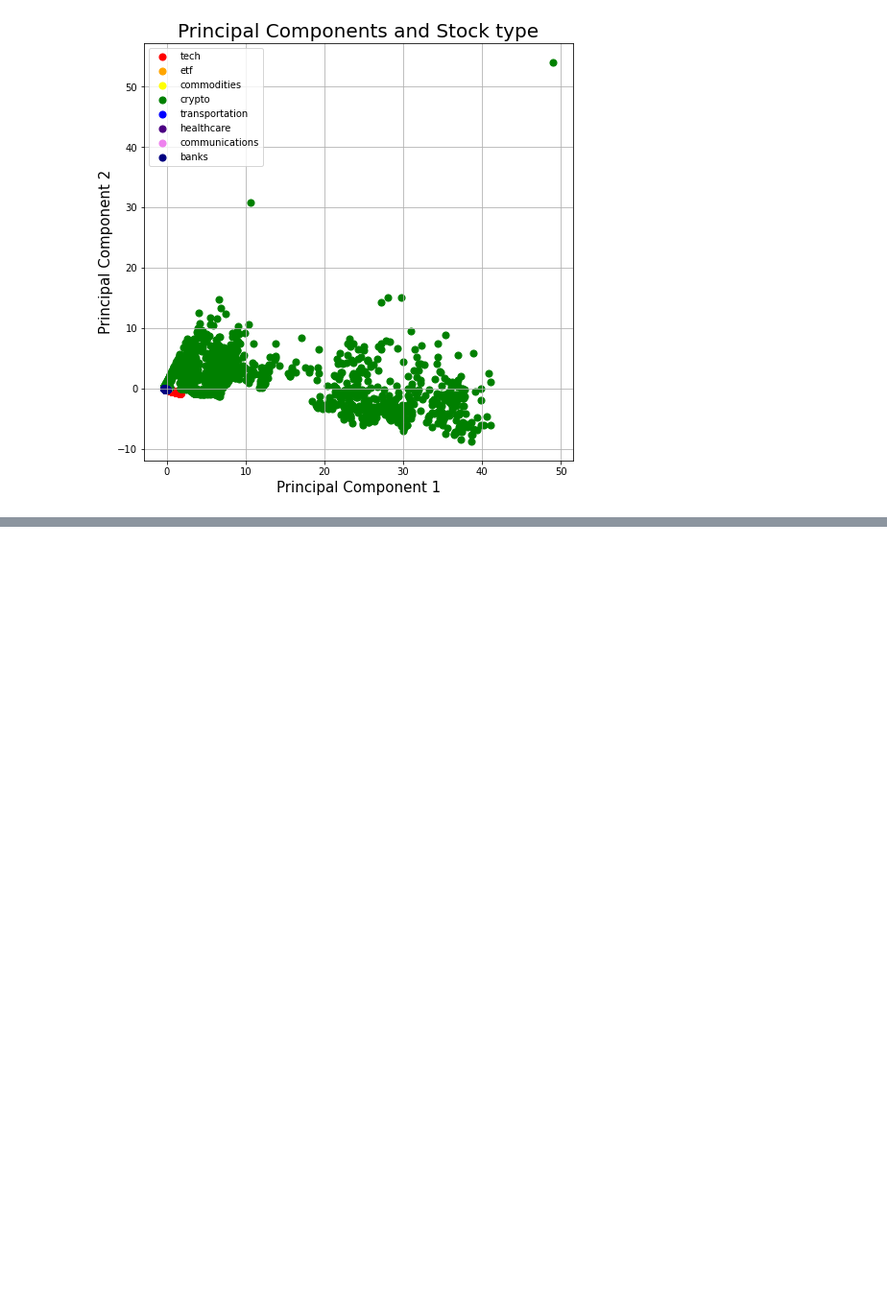
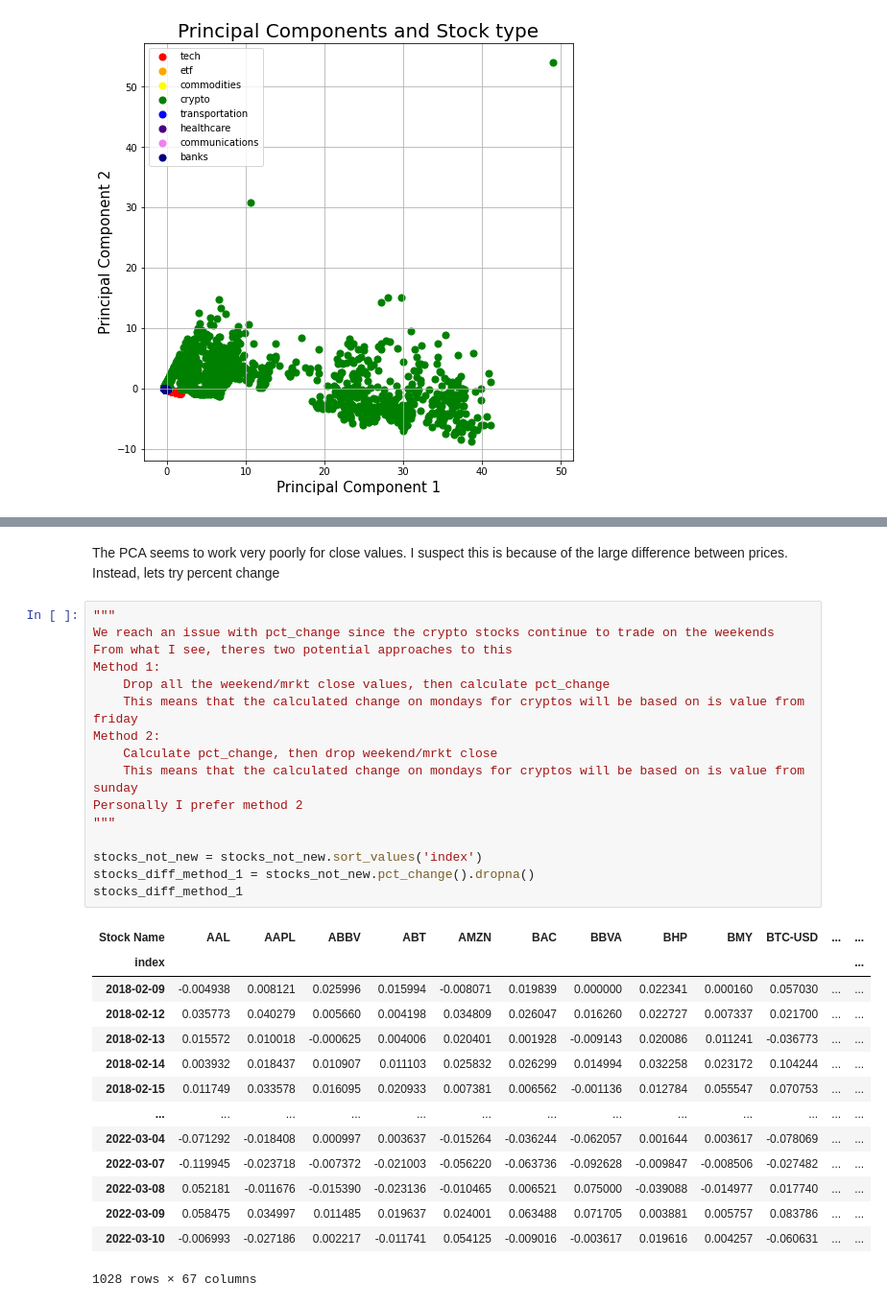
Before and after one commit to kylearbide/Stock-Market-Analysis-EMSE6575, a Jupyter notebook: notebooks/classification/PCA for Stocks.ipynb, the cells around one changed output, grey strips where cells are left out. Shown: that part at 96% size. Saved outputs shown, nothing was run; the diff lists cells and outputs as text; blank space fills up the shorter version.

```diff
--- a/notebooks/classification/PCA for Stocks.ipynb
+++ b/notebooks/classification/PCA for Stocks.ipynb
@@ -202,0 +354,33 @@ https://towardsdatascience.com/pca-using-python-scikit-learn-e653f8989e60
+# %% [markdown]
+The PCA seems to work very poorly for close values. I suspect this is because of the large difference between prices. Instead, lets try percent change
+# %%
+"""
+We reach an issue with pct_change since the crypto stocks continue to trade on the weekends
+From what I see, theres two potential approaches to this
+Method 1:
+    Drop all the weekend/mrkt close values, then calculate pct_change
+    This means that the calculated change on mondays for cryptos will be based on is value from friday
+Method 2:
+    Calculate pct_change, then drop weekend/mrkt close
+    This means that the calculated change on mondays for cryptos will be based on is value from sunday
+Personally I prefer method 2
+"""
+
+stocks_not_new = stocks_not_new.sort_values('index')
+stocks_diff_method_1 = stocks_not_new.pct_change().dropna()
+stocks_diff_method_1
+# %% [output]
+| Stock Name | AAL | AAPL | ABBV | ABT | AMZN | BAC | BBVA | BHP | BMY | BTC-USD | ... | ... |
+| index |  |  |  |  |  |  |  |  |  |  |  | ... |
+| 2018-02-09 | -0.004938 | 0.008121 | 0.025996 | 0.015994 | -0.008071 | 0.019839 | 0.000000 | 0.022341 | 0.000160 | 0.057030 | ... | ... |
+| 2018-02-12 | 0.035773 | 0.040279 | 0.005660 | 0.004198 | 0.034809 | 0.026047 | 0.016260 | 0.022727 | 0.007337 | 0.021700 | ... | ... |
+| 2018-02-13 | 0.015572 | 0.010018 | -0.000625 | 0.004006 | 0.020401 | 0.001928 | -0.009143 | 0.020086 | 0.011241 | -0.036773 | ... | ... |
+| 2018-02-14 | 0.003932 | 0.018437 | 0.010907 | 0.011103 | 0.025832 | 0.026299 | 0.014994 | 0.032258 | 0.023172 | 0.104244 | ... | ... |
+| 2018-02-15 | 0.011749 | 0.033578 | 0.016095 | 0.020933 | 0.007381 | 0.006562 | -0.001136 | 0.012784 | 0.055547 | 0.070753 | ... | ... |
+| ... | ... | ... | ... | ... | ... | ... | ... | ... | ... | ... | ... | ... |
+| 2022-03-04 | -0.071292 | -0.018408 | 0.000997 | 0.003637 | -0.015264 | -0.036244 | -0.062057 | 0.001644 | 0.003617 | -0.078069 | ... | ... |
+| 2022-03-07 | -0.119945 | -0.023718 | -0.007372 | -0.021003 | -0.056220 | -0.063736 | -0.092628 | -0.009847 | -0.008506 | -0.027482 | ... | ... |
+| 2022-03-08 | 0.052181 | -0.011676 | -0.015390 | -0.023136 | -0.010465 | 0.006521 | 0.075000 | -0.039088 | -0.014977 | 0.017740 | ... | ... |
+| 2022-03-09 | 0.058475 | 0.034997 | 0.011485 | 0.019637 | 0.024001 | 0.063488 | 0.071705 | 0.003881 | 0.005757 | 0.083786 | ... | ... |
+| 2022-03-10 | -0.006993 | -0.027186 | 0.002217 | -0.011741 | 0.054125 | -0.009016 | -0.003617 | 0.019616 | 0.004257 | -0.060631 | ... | ... |
+1028 rows × 67 columns
```
Also changed, not shown: parts of 15 cells of this notebook.
